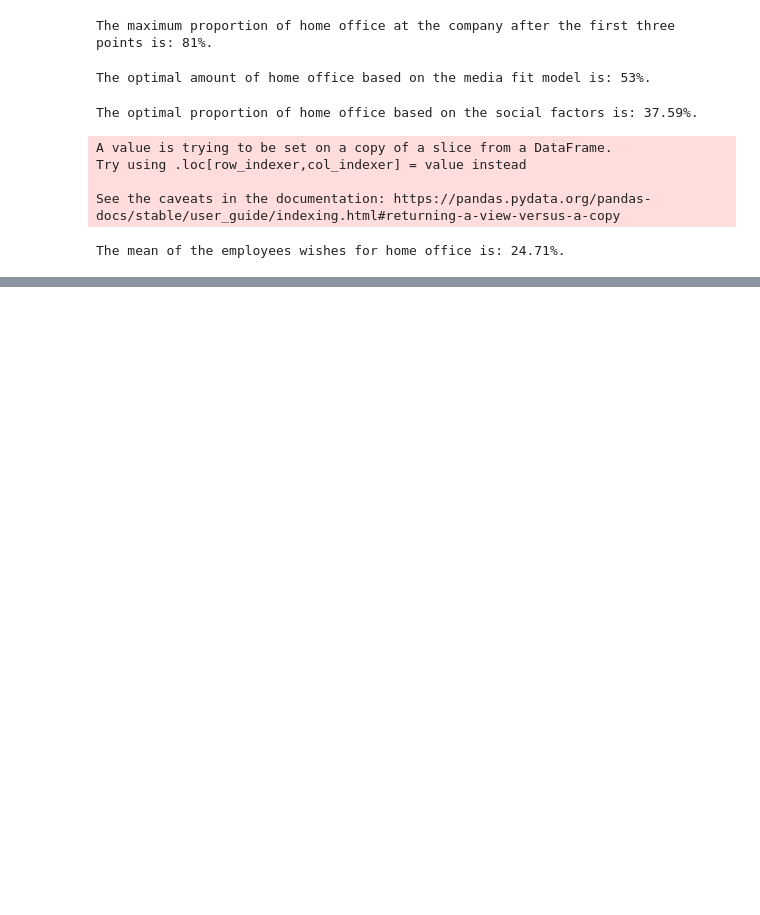
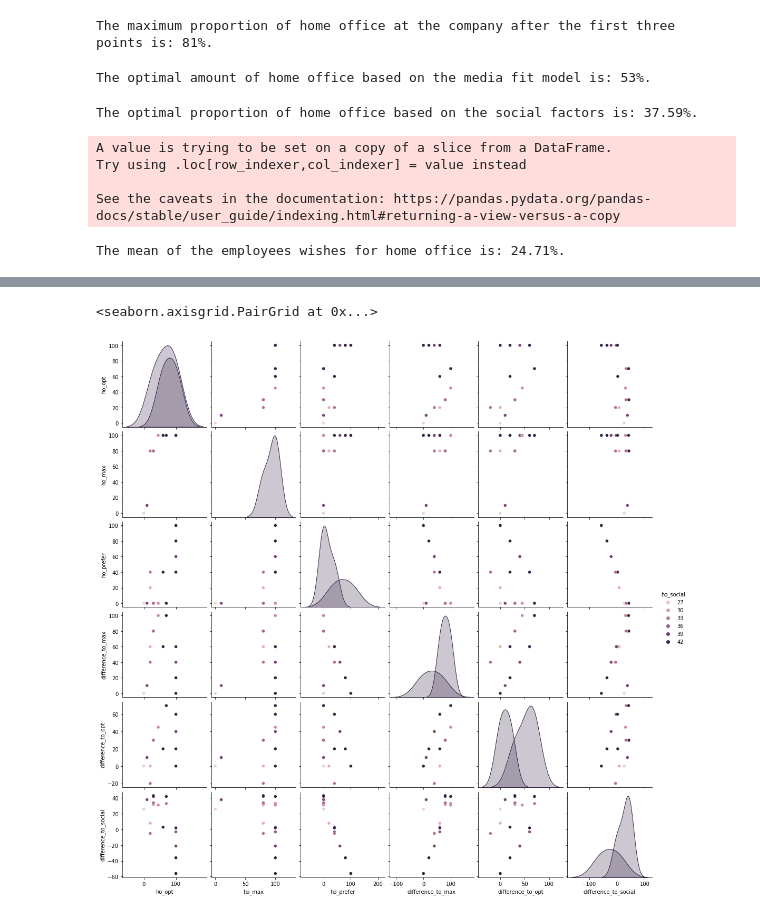
Before and after one commit to jjmatthiesen/HOMPA, a Jupyter notebook: HomeOffice.ipynb, the cells around one changed output, grey strips where cells are left out. Saved outputs shown, nothing was run; the diff lists cells and outputs as text; code cells hidden in the pictures; blank space fills up the shorter version.

```diff
--- a/HomeOffice.ipynb
+++ b/HomeOffice.ipynb
@@ -429,0 +447,5 @@ https://6lmgjfc0xpn-496ff2e9c6d22116-40000-colab.googleusercontent.com/dtale/mai
+# %%
+sns.pairplot(data=ho_shares, hue="ho_social")
+# %% [output]
+<seaborn.axisgrid.PairGrid at 0x...>
+[figure, added]
```
Also changed, not shown: parts of 9 cells of this notebook.
